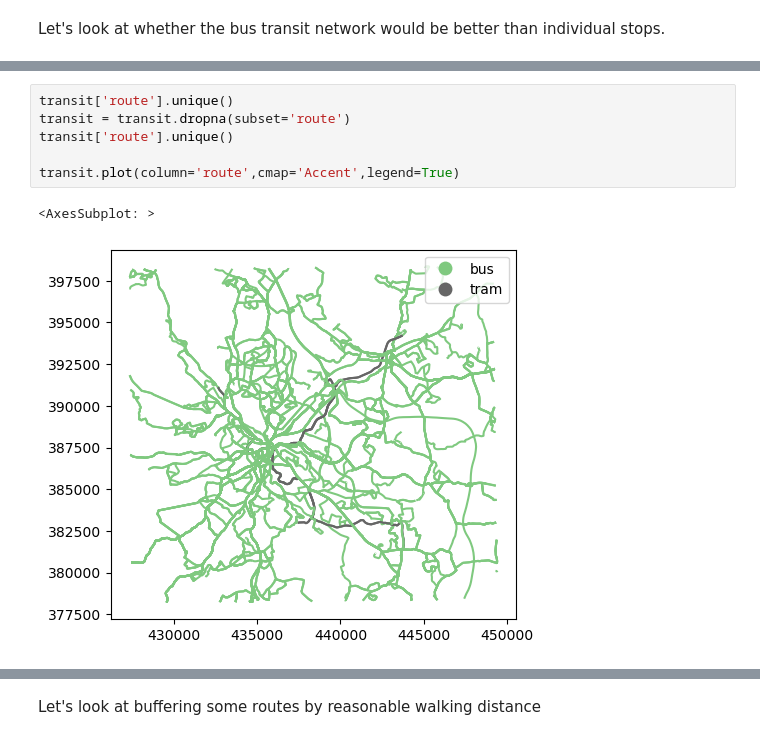
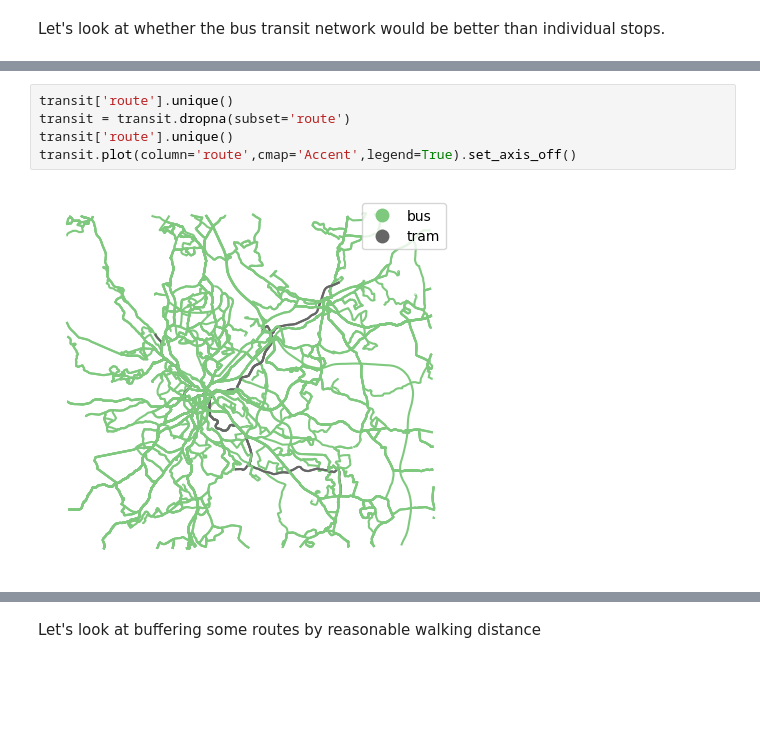
Before and after one commit to tbalbone31/pyrosm_hackathon, a Jupyter notebook: pyrosm_sheffield.ipynb, the cells around one changed output, grey strips where cells are left out. Saved outputs shown, nothing was run; the diff lists cells and outputs as text; blank space fills up the shorter version.

```diff
--- a/pyrosm_sheffield.ipynb
+++ b/pyrosm_sheffield.ipynb
@@ -72,12 +70,10 @@ transit.head()
 # %%
 transit['route'].unique()
 transit = transit.dropna(subset='route')
 transit['route'].unique()
-
-transit.plot(column='route',cmap='Accent',legend=True)
+transit.plot(column='route',cmap='Accent',legend=True).set_axis_off()
 # %% [output]
-<AxesSubplot: >
-[figure, old version]
+[figure, new version]
 # %%
 landuse=osm.get_data_by_custom_criteria(custom_filter={'landuse':['residential']},
                                         # Keep data matching the criteria above
```
Also changed, not shown: parts of 3 cells of this notebook, 4 other files.
